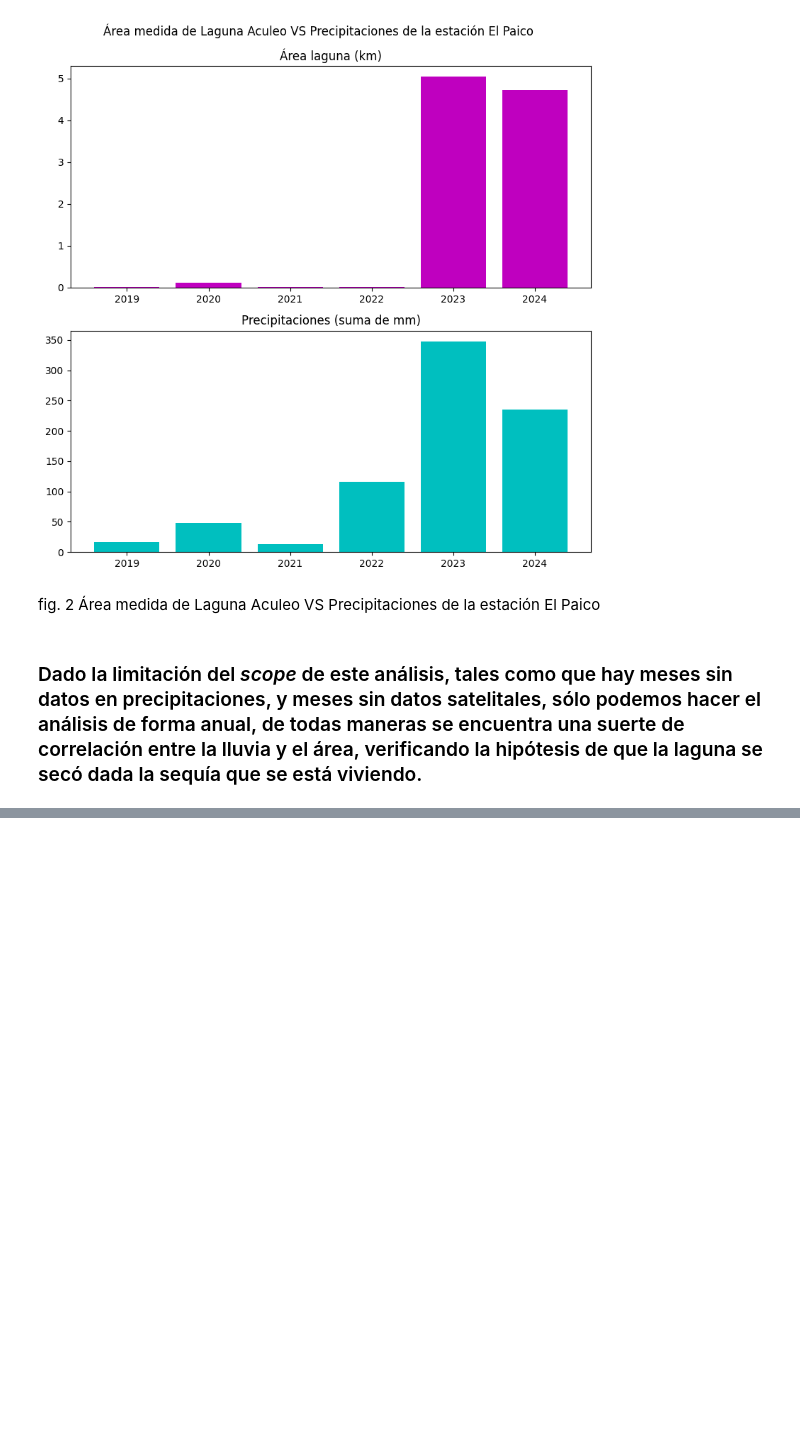
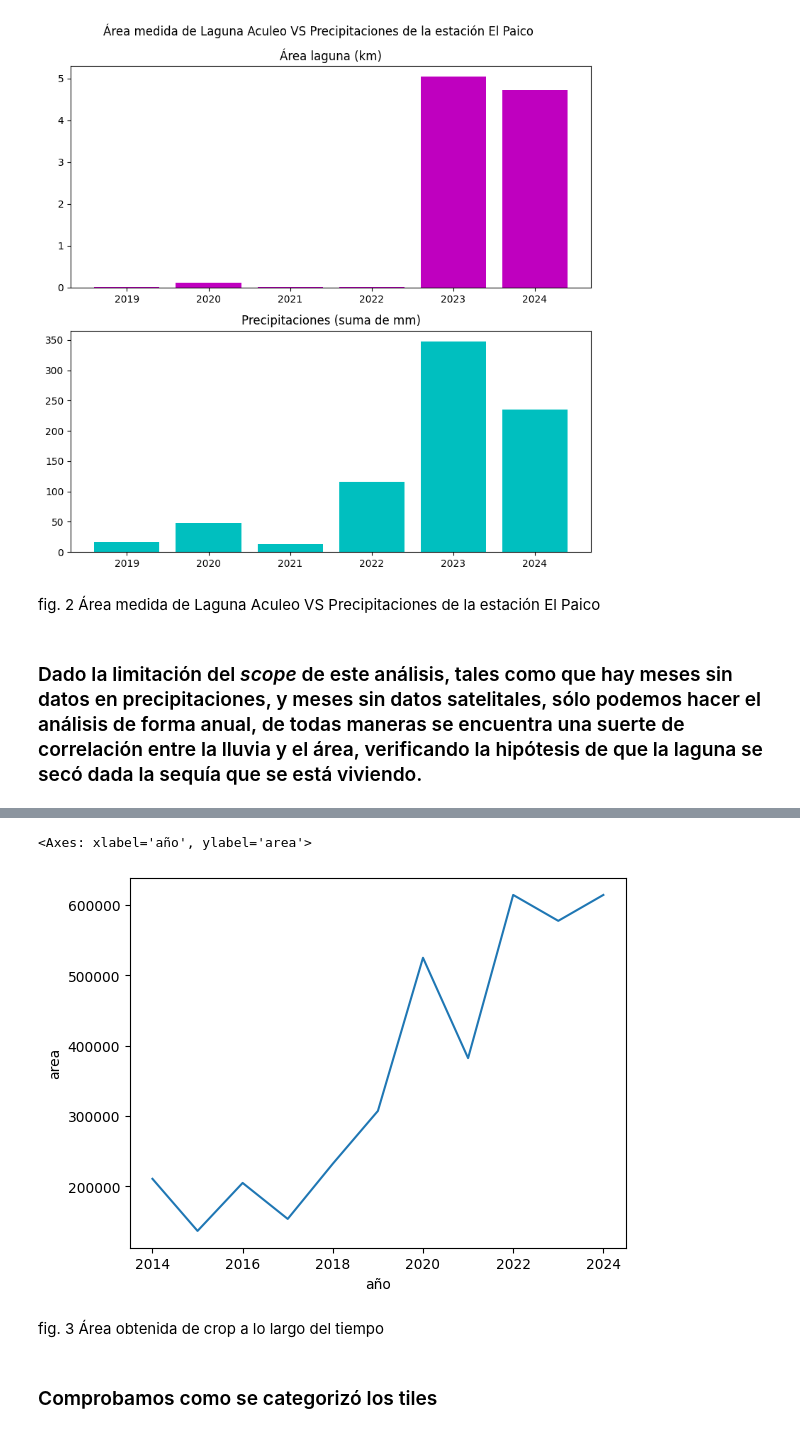
Before and after one commit to cristobalstrange/AnalisisLagunaAculeo, a Jupyter notebook: main.ipynb, the cells around one changed output, grey strips where cells are left out. Cells and saved outputs as stored; diff of their text form; code cells hidden in the pictures; blank space fills up the shorter version.

```diff
--- a/main.ipynb
+++ b/main.ipynb
@@ -228,0 +337,8 @@ fig. 2 Área medida de Laguna Aculeo VS Precipitaciones de la estación El Paico
+# %%
+image = imagenes[0].clip(aoi)
+# Visualize map
+Map = geemap.Map(zoom=16)
+Map.addLayer(image,{} ,'Landsat 8')
+Map.addLayerControl()
+Map.centerObject(aoi)
+Map
@@ -228,0 +602,16 @@ fig. 2 Área medida de Laguna Aculeo VS Precipitaciones de la estación El Paico
+# %%
+for tiles, fecha in zip(tiled_images, fechas_con_imagen):
+    labels = [] # Store predictions
+
+# iteración sobre tiles
+    tif_file = f'temp/aoi{fecha}.tif'
+    for index in tqdm(range(len(tiles)), total=len(tiles)):
+        label = predict_crop(tif_file, [tiles.iloc[index]['geometry']], classes, model)
+        labels.append(label)
+
+    tiles['pred'] = labels
+# Cleanup temporary files
+
+# Save predictions
+    filepath = f"{fecha}_preds.geojson"
+    tiles.to_file(filepath, driver="GeoJSON")
@@ -228,0 +620,9 @@ fig. 2 Área medida de Laguna Aculeo VS Precipitaciones de la estación El Paico
+# %%
+areas_crop = []
+for tiles, fecha in tqdm(zip(tiled_images, fechas_con_imagen), total=len(tiled_images)):
+    #calcular área de   'AnnualCrop' y 'PermanentCrop'
+    bools = tiles.pred.map(lambda x: x == "AnnualCrop" or x == "PermanentCrop")
+    tiles = tiles[bools]
+    area = len(tiles)*(64**2)*30
+    areas_crop.append(area)
+    print(fecha,":",area)#64 pixeles cada bloque, cada pixel son 30m
@@ -228,0 +649,6 @@ fig. 2 Área medida de Laguna Aculeo VS Precipitaciones de la estación El Paico
+# %%
+df_crop = pd.DataFrame()
+df_crop["area"] = areas_crop
+df_crop["fecha"] = fechas_con_imagen
+df_crop["año"] = df["fecha"].map(lambda x : x.year)
+df_crop_a = df_crop.groupby(by="año")["area"].mean()
@@ -228,0 +663,9 @@ fig. 2 Área medida de Laguna Aculeo VS Precipitaciones de la estación El Paico
+# %%
+sns.lineplot(df_crop_a)
+# %% [output]
+<Axes: xlabel='año', ylabel='area'>
+[figure, added]
+# %% [markdown]
+fig. 3 Área obtenida de crop a lo largo del tiempo
+# %% [markdown]
+### Comprobamos como se categorizó los tiles
```
Also changed, not shown: parts of 36 cells of this notebook.
